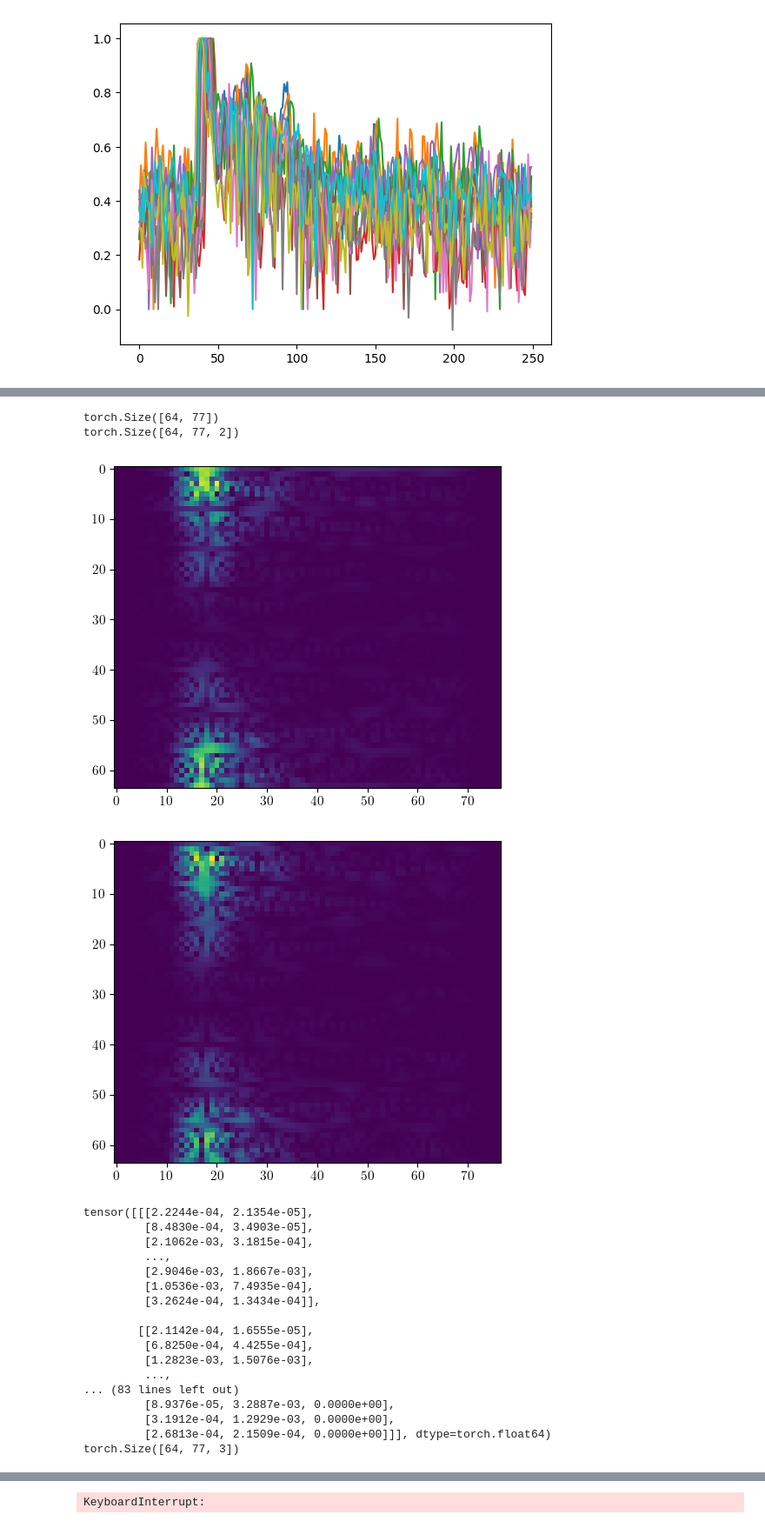
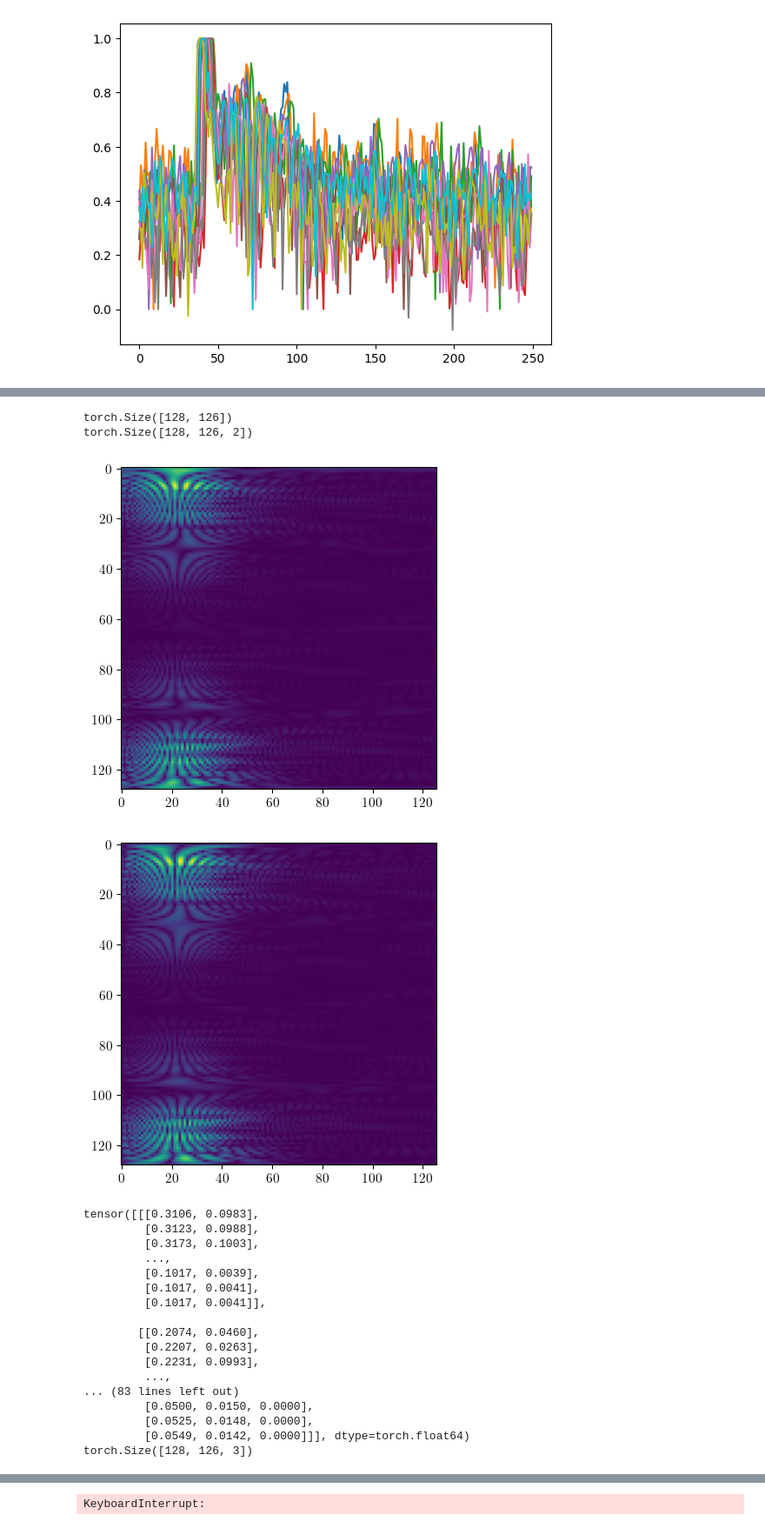
Before and after one commit to Thibaud-Ardoin/UWB-fingerprint, a Jupyter notebook: src/data_explorer.ipynb, the cells around one changed output, grey strips where cells are left out. Shown at 87% size. Cells and saved outputs as stored; diff of their text form; code cells hidden in the pictures.

```diff
--- a/src/data_explorer.ipynb
+++ b/src/data_explorer.ipynb
@@ -78,58 +78,58 @@ mpl.rcParams['text.usetex'] = True
 # Set the global font to be Times New Roman, size 11
 mpl.rc('font', family='Times New Roman', size=11)
 
-params.spectrogram_window_size = 64
-params.spectrogram_hop_size = 4
-pad_value = 28
+params.spectrogram_window_size = 128
+params.spectrogram_hop_size = 2
+pad_value = 0
 
 signal = train_data[1]
 signal = torch.from_numpy(signal)
 plt.plot(torch.view_as_real(signal))
 plt.show()
 spectrogram = torchaudio.transforms.Spectrogram(n_fft=params.spectrogram_window_size, hop_length=params.spectrogram_hop_size, power=None, normalized=True, onesided=False, pad=pad_value)
 x = spectrogram(signal)
 print(x.shape)
 x = torch.view_as_real(x)
 print(x.shape)
 
 x = torch.abs(x)
 
 x = (x - x.min())/(x.max() - x.min())
 
 plt.imshow(x[:, :, 0])
 plt.show()
 plt.imshow(x[:, :, 1])
 plt.show()
 print(x)
 
 # Normalisation
 # x -= x.min(1, keepdim=True)[0]
 # x /= x.max(1, keepdim=True)[0]
 x = torch.cat((x, torch.zeros(x.shape[0], x.shape[1], 1)), axis=-1)
 print(x)
 print(x.shape)
 plt.imshow(x)
 plt.show()
 # %% [output]
 [figure]
-torch.Size([64, 77])
-torch.Size([64, 77, 2])
+torch.Size([128, 126])
+torch.Size([128, 126, 2])
-[figure, old version]
+[figure, new version]
-[figure, old version]
+[figure, new version]
-tensor([[[2.2244e-04, 2.1354e-05],
-         [8.4830e-04, 3.4903e-05],
-         [2.1062e-03, 3.1815e-04],
+tensor([[[0.3106, 0.0983],
+         [0.3123, 0.0988],
+         [0.3173, 0.1003],
          ...,
-         [2.9046e-03, 1.8667e-03],
-         [1.0536e-03, 7.4935e-04],
-         [3.2624e-04, 1.3434e-04]],
+         [0.1017, 0.0039],
+         [0.1017, 0.0041],
+         [0.1017, 0.0041]],
 
-        [[2.1142e-04, 1.6555e-05],
-         [6.8250e-04, 4.4255e-04],
-         [1.2823e-03, 1.5076e-03],
+        [[0.2074, 0.0460],
+         [0.2207, 0.0263],
+         [0.2231, 0.0993],
          ...,
 ... (83 lines left out)
-         [8.9376e-05, 3.2887e-03, 0.0000e+00],
-         [3.1912e-04, 1.2929e-03, 0.0000e+00],
-         [2.6813e-04, 2.1509e-04, 0.0000e+00]]], dtype=torch.float64)
-torch.Size([64, 77, 3])
+         [0.0500, 0.0150, 0.0000],
+         [0.0525, 0.0148, 0.0000],
+         [0.0549, 0.0142, 0.0000]]], dtype=torch.float64)
+torch.Size([128, 126, 3])
```
Also changed, not shown: parts of 3 cells of this notebook, 5 other files.
